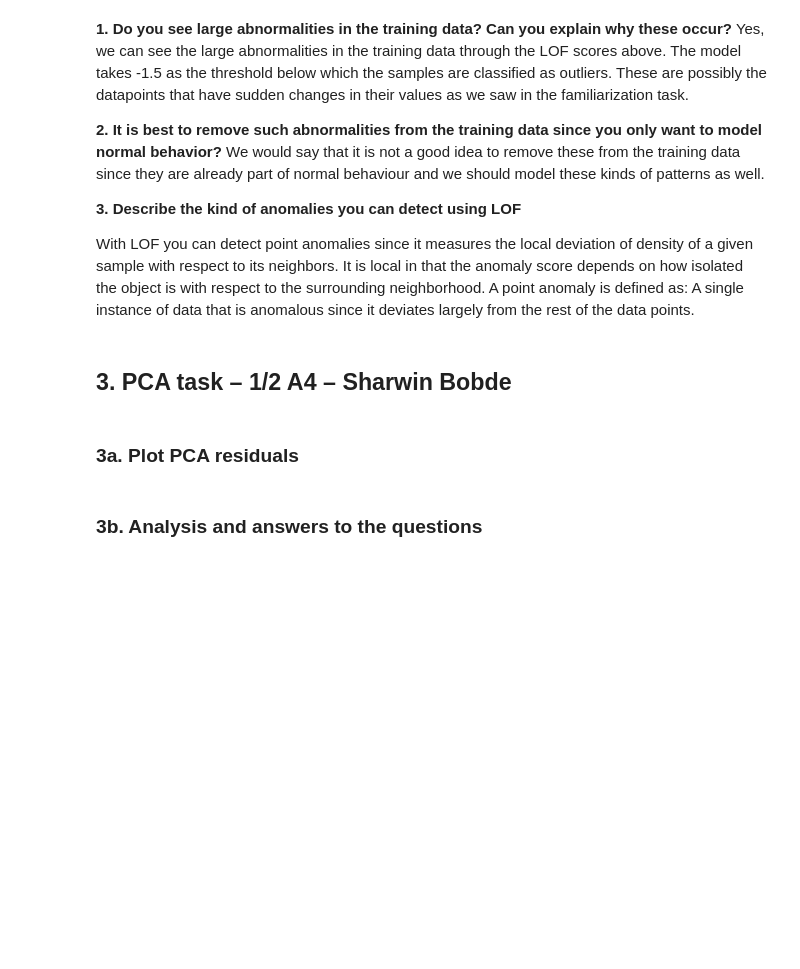
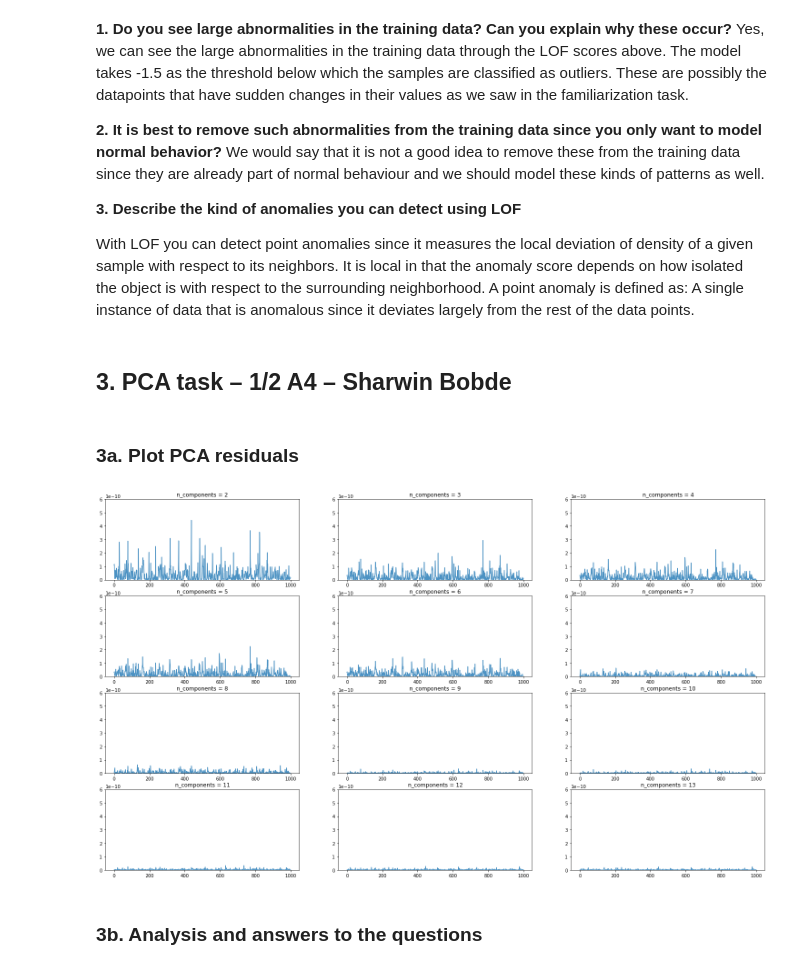
Before and after one commit to sharwinbobde/cyber-data-analytics, a Jupyter notebook: Part-2/Lab2.ipynb, the cells around one changed output. Drawn from its saved outputs; the diff is of its cells as text; code cells hidden in the pictures; blank space fills up the shorter version.

```diff
--- a/Part-2/Lab2.ipynb
+++ b/Part-2/Lab2.ipynb
@@ -233,5 +234,31 @@ With LOF you can detect point anomalies since it measures the local deviation of
 ## 3. PCA task – 1/2 A4 – Sharwin Bobde
 # %% [markdown]
 ### 3a. Plot PCA residuals
+# %%
+from PCA import PCA_Component
+signals = ['L_T1', 'L_T2', 'L_T3', 'L_T4', 'L_T5', 'L_T6', 'L_T7',
+       'F_PU1', 'S_PU1', 'F_PU2', 'S_PU2', 'F_PU3', 'S_PU3', 'F_PU4', 'S_PU4',
+       'F_PU5', 'S_PU5', 'F_PU6', 'S_PU6', 'F_PU7', 'S_PU7', 'F_PU8', 'S_PU8',
+       'F_PU9', 'S_PU9', 'F_PU10', 'S_PU10', 'F_PU11', 'S_PU11', 'F_V2',
+       'S_V2', 'P_J280', 'P_J269', 'P_J300', 'P_J256', 'P_J289', 'P_J415',
+       'P_J302', 'P_J306', 'P_J307', 'P_J317', 'P_J14', 'P_J422']
+X = data_1[signals].to_numpy()
+
+signal_to_PLOT = signals.index('P_J280') # selected P_J280 because shows importance
+pca = PCA_Component()
+pca.set_X(X)
+
+f, axs = plt.subplots(4,3,figsize =(26, 15))
+for i in range(12):
+    n_components = i+2 # start with 2 components
+    pca.PCA_fit_transform(n_components)
+    R = pca.calculate_residual(X)
+    s = R[:,signal_to_PLOT]
+
+    axs[int(i/3), i%3].set_title("n_components = " + str(n_components))
+    axs[int(i/3), i%3].plot(range(1000), s[0:1000], alpha = 0.8)
+    axs[int(i/3), i%3].set_ylim((0,6e-10)) # consistent y-axis
+# %% [output]
+[figure, added]
 # %% [markdown]
 ### 3b. Analysis and answers to the questions
```
Also changed, not shown: parts of 17 cells of this notebook, 2 other files.
